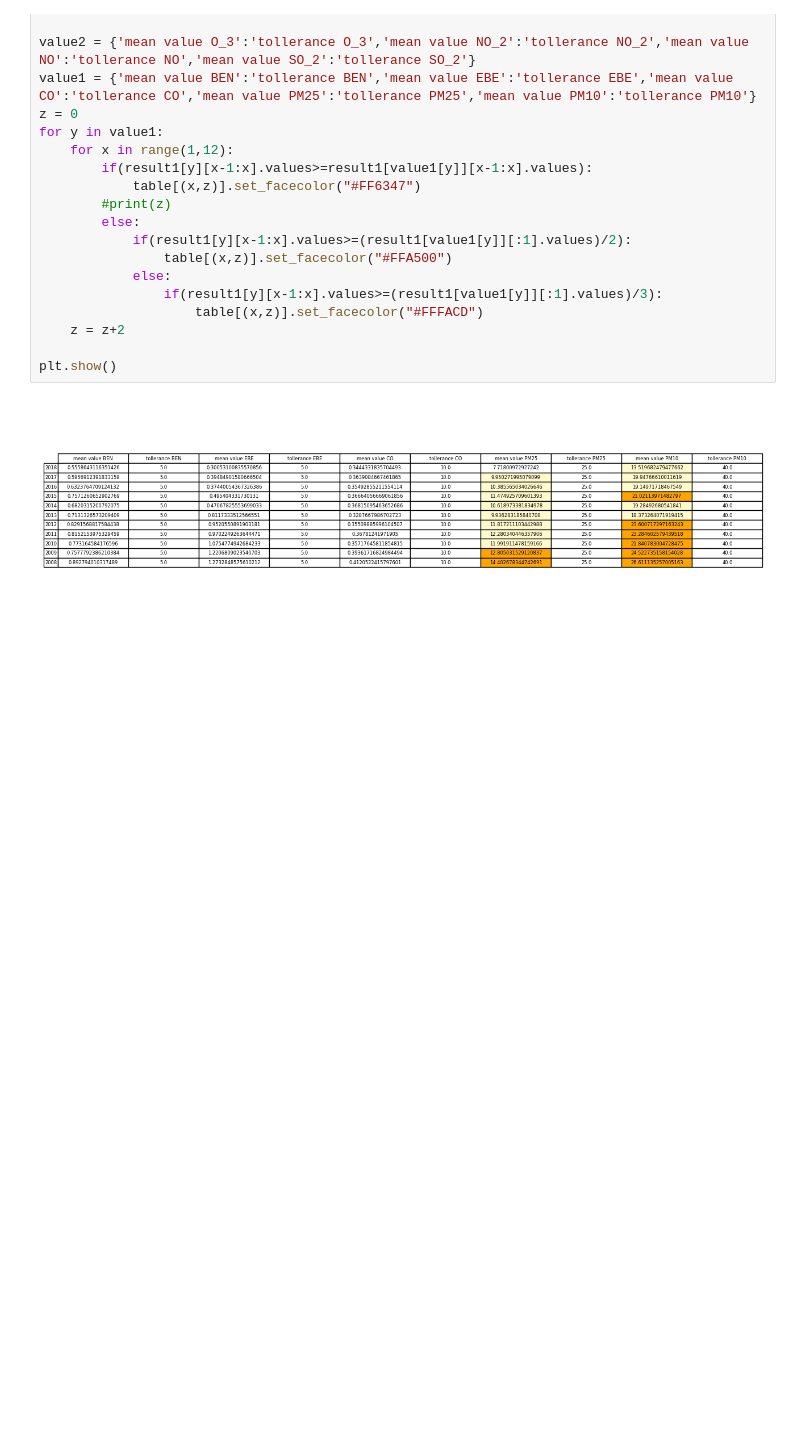
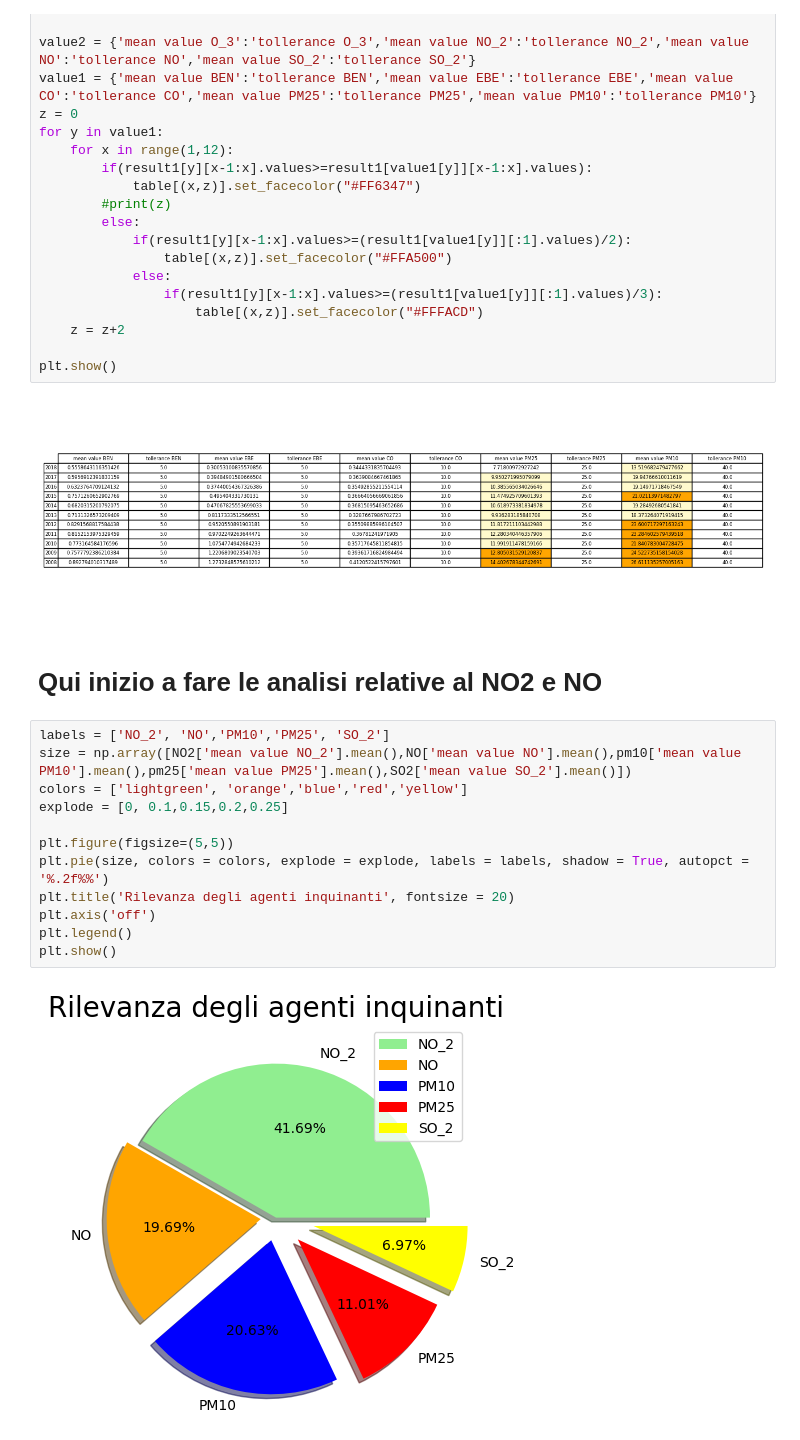
Before and after one commit to ChiaraAmalia/DataScience2Project, a Jupyter notebook: Data2Analysis.ipynb, the cells around one changed output. Saved outputs shown, nothing was run; the diff lists cells and outputs as text; blank space fills up the shorter version.

```diff
--- a/Data2Analysis.ipynb
+++ b/Data2Analysis.ipynb
@@ -545,3 +545,19 @@ for y in value1:
 plt.show()
 # %% [output]
 [figure]
+# %% [markdown]
+# Qui inizio a fare le analisi relative al NO2 e NO
+# %%
+labels = ['NO_2', 'NO','PM10','PM25', 'SO_2']
+size = np.array([NO2['mean value NO_2'].mean(),NO['mean value NO'].mean(),pm10['mean value PM10'].mean(),pm25['mean value PM25'].mean(),SO2['mean value SO_2'].mean()])
+colors = ['lightgreen', 'orange','blue','red','yellow']
+explode = [0, 0.1,0.15,0.2,0.25]
+
+plt.figure(figsize=(5,5))
+plt.pie(size, colors = colors, explode = explode, labels = labels, shadow = True, autopct = '%.2f%%')
+plt.title('Rilevanza degli agenti inquinanti', fontsize = 20)
+plt.axis('off')
+plt.legend()
+plt.show()
+# %% [output]
+[figure, added]
```
Also changed, not shown: parts of 2 cells of this notebook, 1 other file.
